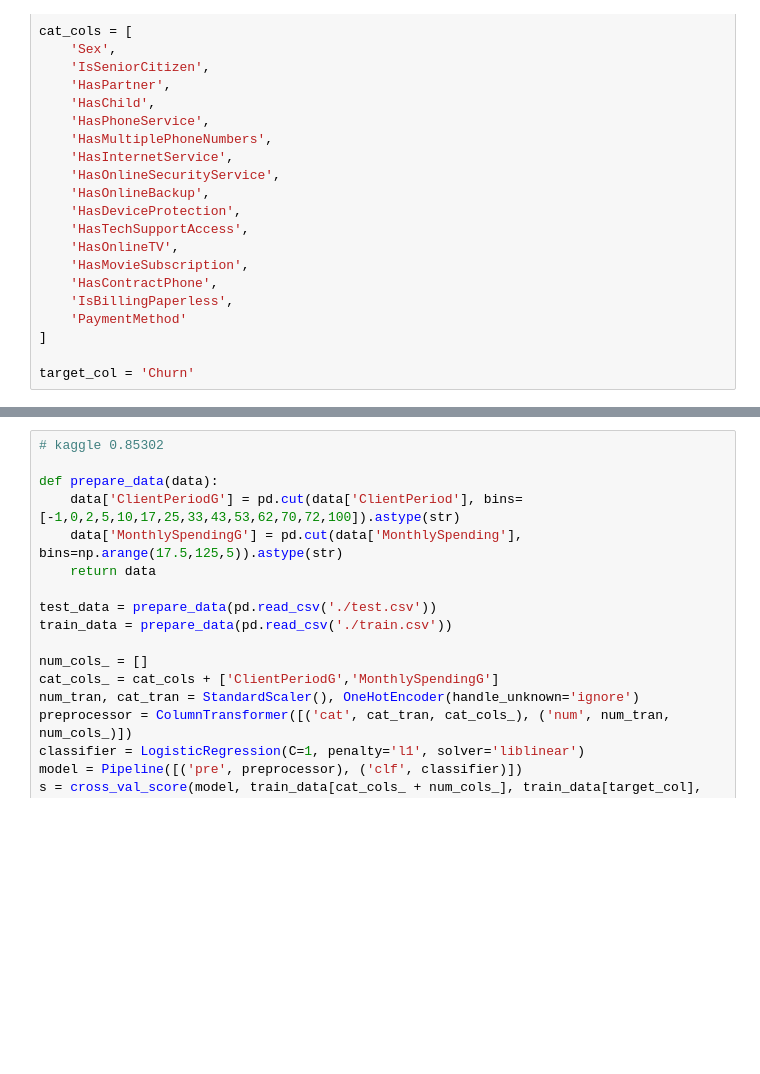
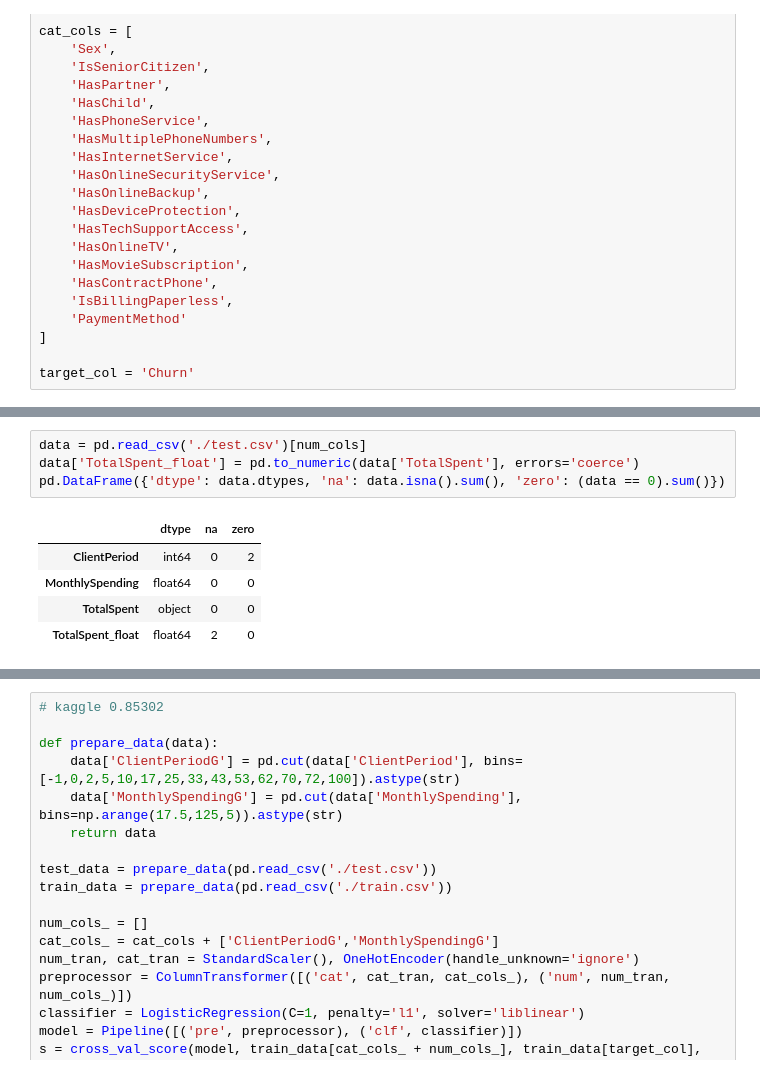
Before and after one commit to MitrofanovDmitry/study, a Jupyter notebook: practice/60 customer churn (dls)/3.ipynb, the cells around one changed output, grey strips where cells are left out. Cells and saved outputs as stored; diff of their text form; blank space fills up the shorter version.

```diff
--- a/practice/60 customer churn (dls)/3.ipynb
+++ b/practice/60 customer churn (dls)/3.ipynb
@@ -50,0 +73,10 @@ target_col = 'Churn'
+# %%
+data = pd.read_csv('./test.csv')[num_cols]
+data['TotalSpent_float'] = pd.to_numeric(data['TotalSpent'], errors='coerce')
+pd.DataFrame({'dtype': data.dtypes, 'na': data.isna().sum(), 'zero': (data == 0).sum()})
+# %% [output]
+|  | dtype | na | zero |
+| ClientPeriod | int64 | 0 | 2 |
+| MonthlySpending | float64 | 0 | 0 |
+| TotalSpent | object | 0 | 0 |
+| TotalSpent_float | float64 | 2 | 0 |
```
Also changed, not shown: parts of 10 cells of this notebook.
